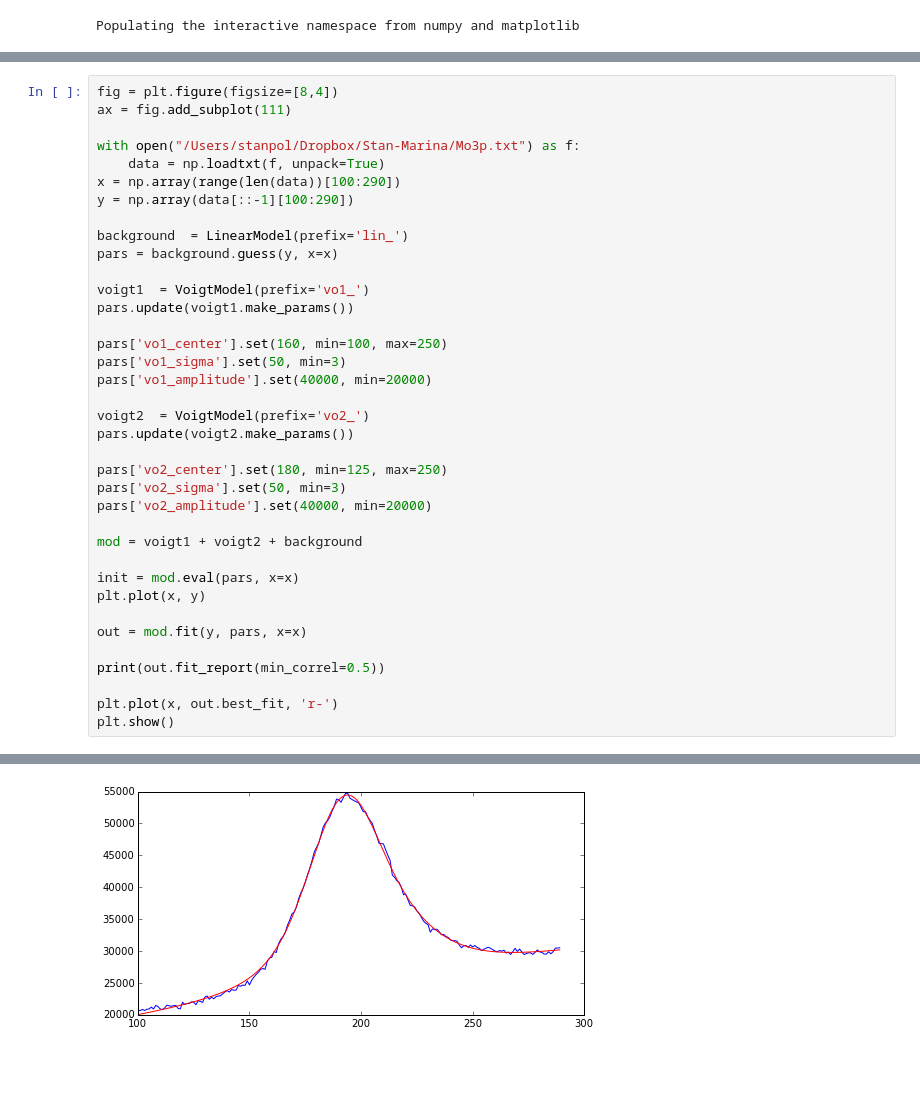
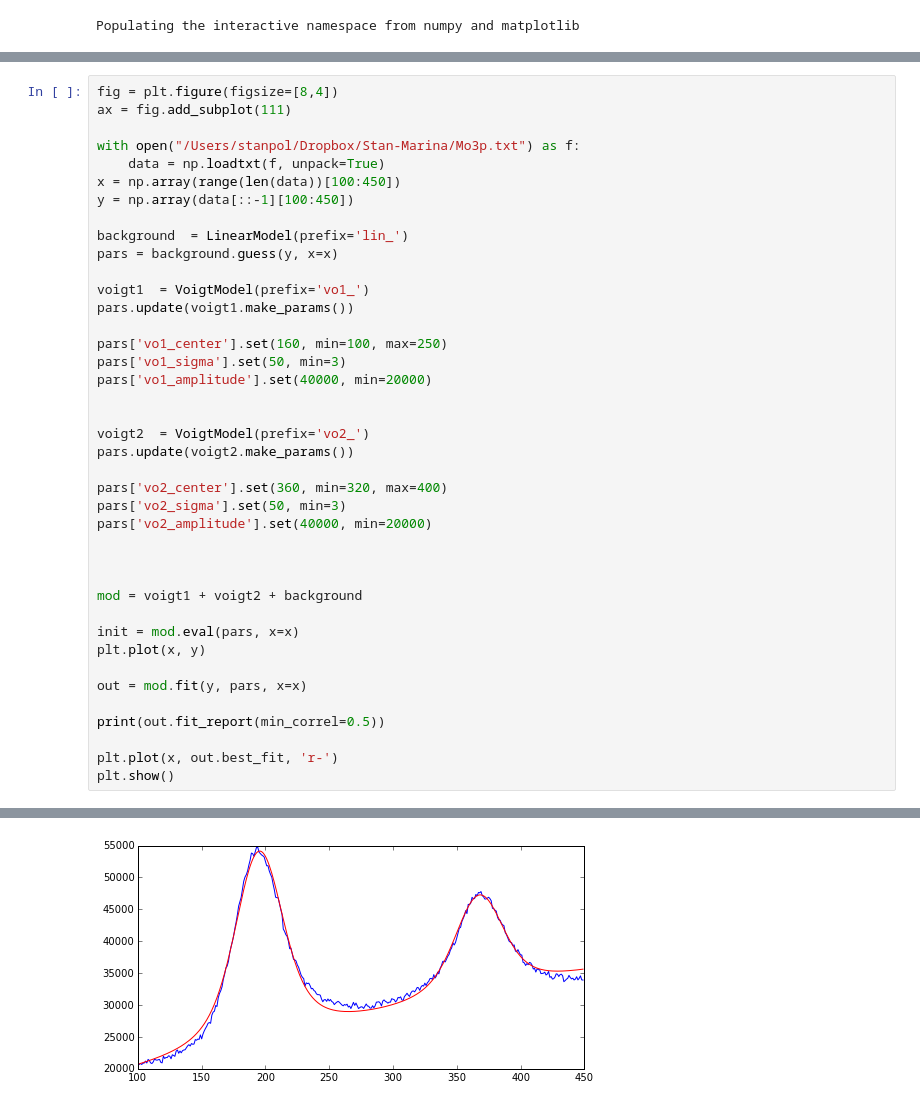
Before and after one commit to Stanpol/Jupyter-Notebooks, a Jupyter notebook: XPS_peak_fitting.ipynb, the cells around one changed output, grey strips where cells are left out. Saved outputs shown, nothing was run; the diff lists cells and outputs as text; blank space fills up the shorter version.

```diff
--- a/XPS_peak_fitting.ipynb
+++ b/XPS_peak_fitting.ipynb
@@ -12,8 +63,8 @@ ax = fig.add_subplot(111)
 
 with open("/Users/stanpol/Dropbox/Stan-Marina/Mo3p.txt") as f:
 	data = np.loadtxt(f, unpack=True)
-x = np.array(range(len(data))[100:290])
-y = np.array(data[::-1][100:290])
+x = np.array(range(len(data))[100:450])
+y = np.array(data[::-1][100:450])
 
 background  = LinearModel(prefix='lin_')
 pars = background.guess(y, x=x)
@@ -25,12 +76,15 @@ pars['vo1_center'].set(160, min=100, max=250)
 pars['vo1_sigma'].set(50, min=3)
 pars['vo1_amplitude'].set(40000, min=20000)
 
+
 voigt2  = VoigtModel(prefix='vo2_')
 pars.update(voigt2.make_params())
 
-pars['vo2_center'].set(180, min=125, max=250)
+pars['vo2_center'].set(360, min=320, max=400)
 pars['vo2_sigma'].set(50, min=3)
 pars['vo2_amplitude'].set(40000, min=20000)
+
+
 
 mod = voigt1 + voigt2 + background
 
@@ -64,2 +118,2 @@ plt.show()
-[figure, old version]
+[figure, new version]
 # %%
```
Also changed, not shown: parts of 4 cells of this notebook.
